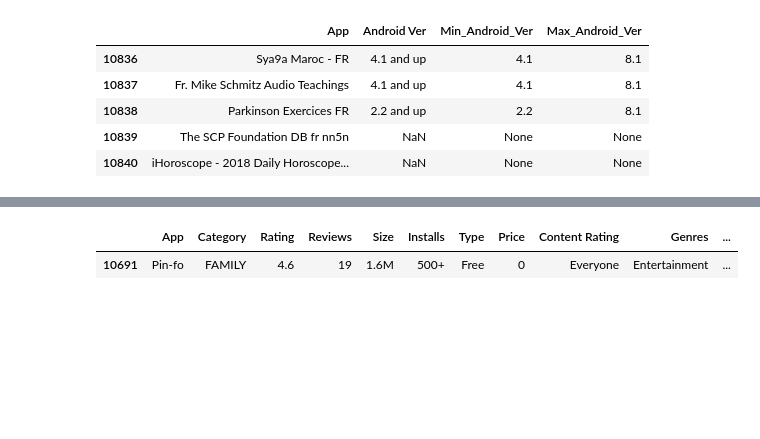
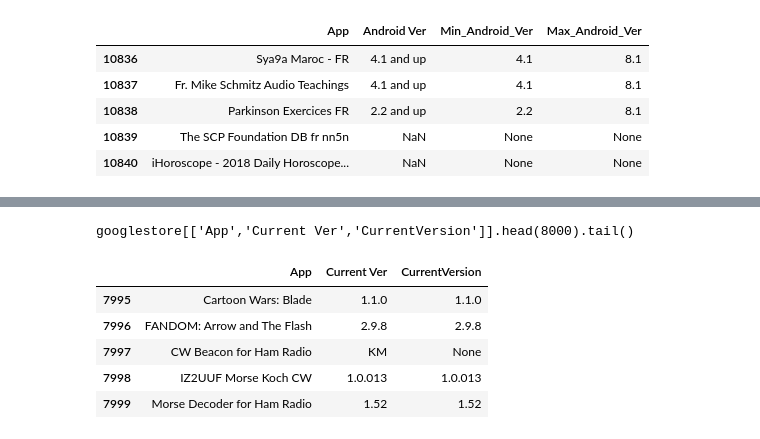
Before and after one commit to pkasela/FCS-Final_Project_846965, a Jupyter notebook: Solution_For_Exam.ipynb, the cells around one changed output, grey strips where cells are left out. Cells and saved outputs as stored; diff of their text form; code cells hidden in the pictures; blank space fills up the shorter version.

```diff
--- a/Solution_For_Exam.ipynb
+++ b/Solution_For_Exam.ipynb
@@ -296,6 +310,0 @@ Name: Current Ver, Length: 2830, dtype: int64
-# %%
-#Special Value
-googlestore[googlestore['Current Ver'] == "3rd Release Aug 2016"]
-# %% [output]
-|  | App | Category | Rating | Reviews | Size | Installs | Type | Price | Content Rating | Genres | ... |
-| 10691 | Pin-fo | FAMILY | 4.6 | 19 | 1.6M | 500+ | Free | 0 | Everyone | Entertainment | ... |
@@ -301,0 +328,10 @@ googlestore[googlestore['Current Ver'] == "3rd Release Aug 2016"]
+# %%
+display("googlestore[['App','Current Ver','CurrentVersion']].head(8000).tail()")
+# %% [output]
+googlestore[['App','Current Ver','CurrentVersion']].head(8000).tail()
+|  | App | Current Ver | CurrentVersion |
+| 7995 | Cartoon Wars: Blade | 1.1.0 | 1.1.0 |
+| 7996 | FANDOM: Arrow and The Flash | 2.9.8 | 2.9.8 |
+| 7997 | CW Beacon for Ham Radio | KM | None |
+| 7998 | IZ2UUF Morse Koch CW | 1.0.013 | 1.0.013 |
+| 7999 | Morse Decoder for Ham Radio | 1.52 | 1.52 |
```
Also changed, not shown: parts of 16 cells of this notebook.
